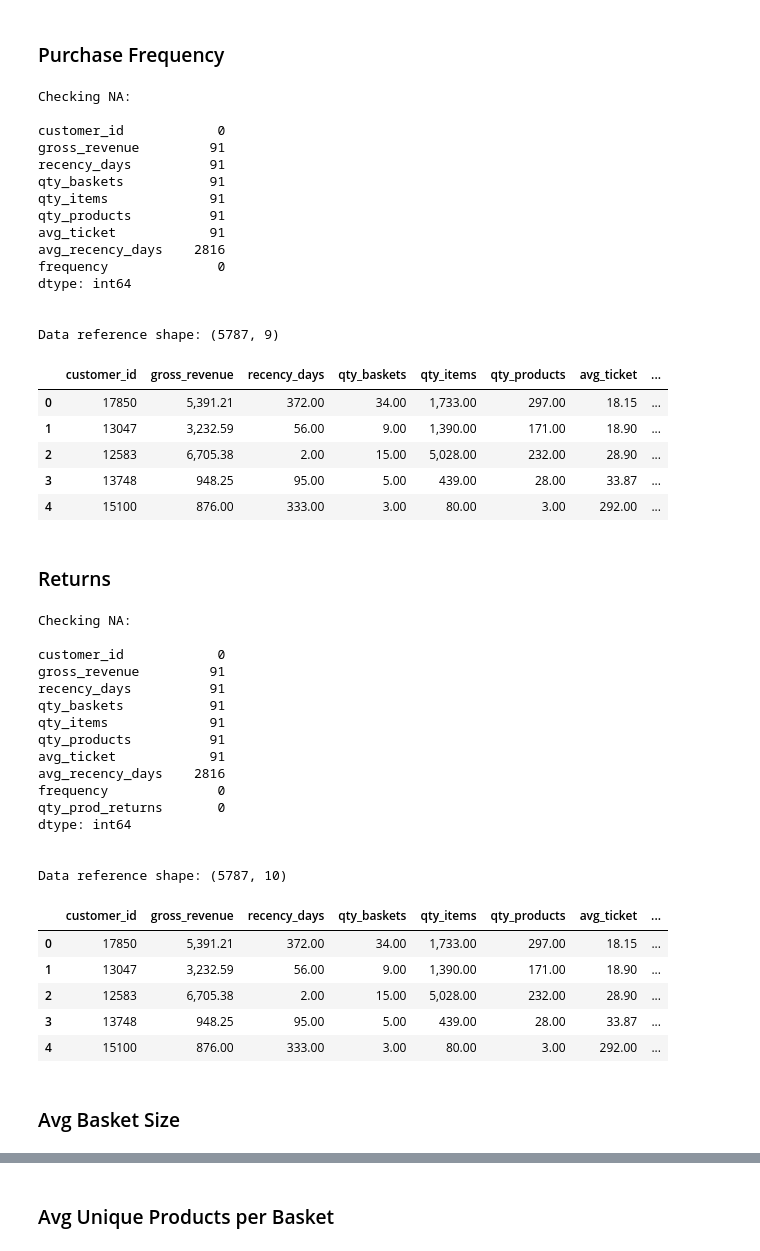
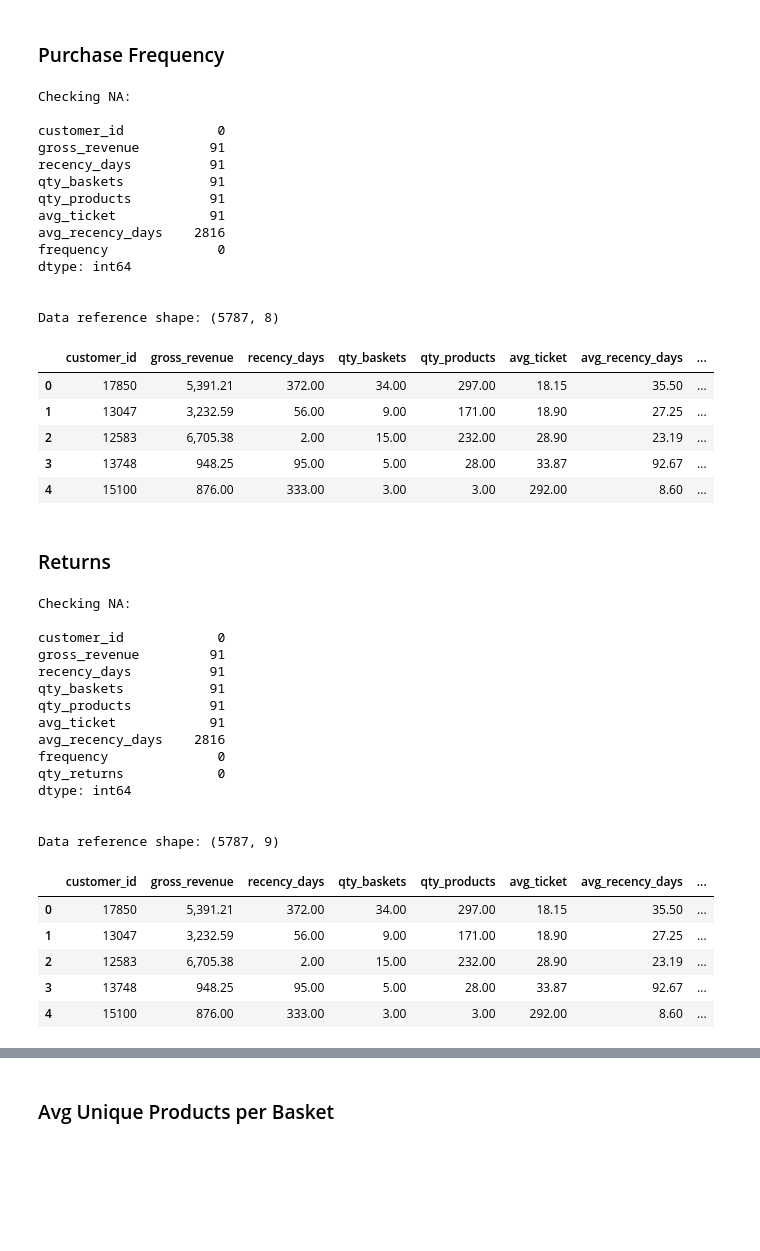
Before and after one commit to marianaborgal/P005_CustomerClustering, a Jupyter notebook: notebooks/c0.4-mba-live31-Feature-Engineering-I.ipynb, the cells around one changed output, grey strips where cells are left out. Saved outputs shown, nothing was run; the diff lists cells and outputs as text; code cells hidden in the pictures; blank space fills up the shorter version.

```diff
--- a/notebooks/c0.4-mba-live31-Feature-Engineering-I.ipynb
+++ b/notebooks/c0.4-mba-live31-Feature-Engineering-I.ipynb
@@ -529,16 +528,23 @@ Data reference shape: (5787, 4)
 # %%
-# === QUANTITY OF ITEMS - sum of number of produts per 'customer_id'
+# === QUANTITY OF PRODUTS - number of produts per 'customer_id'
 
 # grouping 'quantity' by 'customer_id'
-df_qty_items = df2_purchases.loc[:, ['customer_id','quantity']].groupby('customer_id').sum().reset_index()
-df_qty_items = df_qty_items.rename(columns={'customer_id': 'customer_id','quantity': 'qty_items'}) # changing columns names
-df_qty_items.head()
+df_qty_products = df2_purchases.loc[:, ['customer_id','quantity']].groupby('customer_id').sum().reset_index()
+#df_freq = df2_purchases.loc[:, ['customer_id','quantity']].drop_duplicates().groupby('customer_id').count().reset_index()
+df_qty_products = df_qty_products.rename(columns={'customer_id': 'customer_id','quantity': 'qty_products'}) # changing columns names
+df_qty_products.head()
 
 
 # # === merging dataframes
-df_ref = pd.merge(df_ref, df_qty_items, on='customer_id', how='left')
+df_ref = pd.merge(df_ref, df_qty_products, on='customer_id', how='left')
 print('Checking NA:\n')
 print(df_ref.isna().sum(),'\n\n')
 print('Data reference shape:', df_ref.shape)
 df_ref.head()
+
+# === notes
+
+# df_qty_products.head() - queremos a soma das quantidades de produtos compradas por customer, fazendo o 'groupby' com 'count' temos a quantidade de 'stock_code' únicos
+# 	customer_id	qty_products
+# 0	  12346       	74215
 # %% [output]
@@ -717,7 +674,6 @@ customer_id            0
 gross_revenue         91
 recency_days          91
 qty_baskets           91
-qty_items             91
 qty_products          91
 avg_ticket            91
 avg_recency_days    2816
@@ -725,52 +681,49 @@ frequency              0
 dtype: int64
 
 
-Data reference shape: (5787, 9)
+Data reference shape: (5787, 8)
-|  | customer_id | gross_revenue | recency_days | qty_baskets | qty_items | qty_products | avg_ticket | ... |
-| 0 | 17850 | 5,391.21 | 372.00 | 34.00 | 1,733.00 | 297.00 | 18.15 | ... |
-| 1 | 13047 | 3,232.59 | 56.00 | 9.00 | 1,390.00 | 171.00 | 18.90 | ... |
-| 2 | 12583 | 6,705.38 | 2.00 | 15.00 | 5,028.00 | 232.00 | 28.90 | ... |
-| 3 | 13748 | 948.25 | 95.00 | 5.00 | 439.00 | 28.00 | 33.87 | ... |
-| 4 | 15100 | 876.00 | 333.00 | 3.00 | 80.00 | 3.00 | 292.00 | ... |
+|  | customer_id | gross_revenue | recency_days | qty_baskets | qty_products | avg_ticket | avg_recency_days | ... |
+| 0 | 17850 | 5,391.21 | 372.00 | 34.00 | 297.00 | 18.15 | 35.50 | ... |
+| 1 | 13047 | 3,232.59 | 56.00 | 9.00 | 171.00 | 18.90 | 27.25 | ... |
+| 2 | 12583 | 6,705.38 | 2.00 | 15.00 | 232.00 | 28.90 | 23.19 | ... |
+| 3 | 13748 | 948.25 | 95.00 | 5.00 | 28.00 | 33.87 | 92.67 | ... |
+| 4 | 15100 | 876.00 | 333.00 | 3.00 | 3.00 | 292.00 | 8.60 | ... |
 # %% [markdown]
 ### Returns
 # %%
 # === RETURNS - number of products devolutions
 
 # grouping 'quantity' by 'customer_id'
-df_returns = df2_returns[['customer_id','quantity']].groupby('customer_id').sum().reset_index().rename(columns={'customer_id':'customer_id', 'quantity': 'qty_prod_returns'})
-df_returns['qty_prod_returns'] = df_returns['qty_prod_returns']*-1 # turning quantities into positive numbers
+df_returns = df2_returns[['customer_id','quantity']].drop_duplicates().groupby('customer_id').sum().reset_index().rename(columns={'customer_id':'customer_id', 'quantity': 'qty_returns'})
+df_returns['qty_returns'] = df_returns['qty_returns']*-1 # turning quantities into positive numbers
 df_returns.head(20)
 
 # merging dataframes
 df_ref = pd.merge(df_ref, df_returns, how='left', on='customer_id')
-df_ref.loc[df_ref['qty_prod_returns'].isna(), 'qty_prod_returns'] = 0
+df_ref.loc[df_ref['qty_returns'].isna(), 'qty_returns'] = 0
 print('Checking NA:\n')
 print(df_ref.isna().sum(),'\n\n')
 print('Data reference shape:', df_ref.shape)
 df_ref.head()
 # %% [output]
 Checking NA:
 
 customer_id            0
 gross_revenue         91
 recency_days          91
 qty_baskets           91
-qty_items             91
 qty_products          91
 avg_ticket            91
 avg_recency_days    2816
 frequency              0
-qty_prod_returns       0
+qty_returns            0
 dtype: int64
 
 
-Data reference shape: (5787, 10)
+Data reference shape: (5787, 9)
-|  | customer_id | gross_revenue | recency_days | qty_baskets | qty_items | qty_products | avg_ticket | ... |
-| 0 | 17850 | 5,391.21 | 372.00 | 34.00 | 1,733.00 | 297.00 | 18.15 | ... |
-| 1 | 13047 | 3,232.59 | 56.00 | 9.00 | 1,390.00 | 171.00 | 18.90 | ... |
-| 2 | 12583 | 6,705.38 | 2.00 | 15.00 | 5,028.00 | 232.00 | 28.90 | ... |
-| 3 | 13748 | 948.25 | 95.00 | 5.00 | 439.00 | 28.00 | 33.87 | ... |
-| 4 | 15100 | 876.00 | 333.00 | 3.00 | 80.00 | 3.00 | 292.00 | ... |
+|  | customer_id | gross_revenue | recency_days | qty_baskets | qty_products | avg_ticket | avg_recency_days | ... |
+| 0 | 17850 | 5,391.21 | 372.00 | 34.00 | 297.00 | 18.15 | 35.50 | ... |
+| 1 | 13047 | 3,232.59 | 56.00 | 9.00 | 171.00 | 18.90 | 27.25 | ... |
+| 2 | 12583 | 6,705.38 | 2.00 | 15.00 | 232.00 | 28.90 | 23.19 | ... |
+| 3 | 13748 | 948.25 | 95.00 | 5.00 | 28.00 | 33.87 | 92.67 | ... |
+| 4 | 15100 | 876.00 | 333.00 | 3.00 | 3.00 | 292.00 | 8.60 | ... |
-# %% [markdown]
-### Avg Basket Size
```
Also changed, not shown: parts of 24 cells of this notebook, 9 other files.
